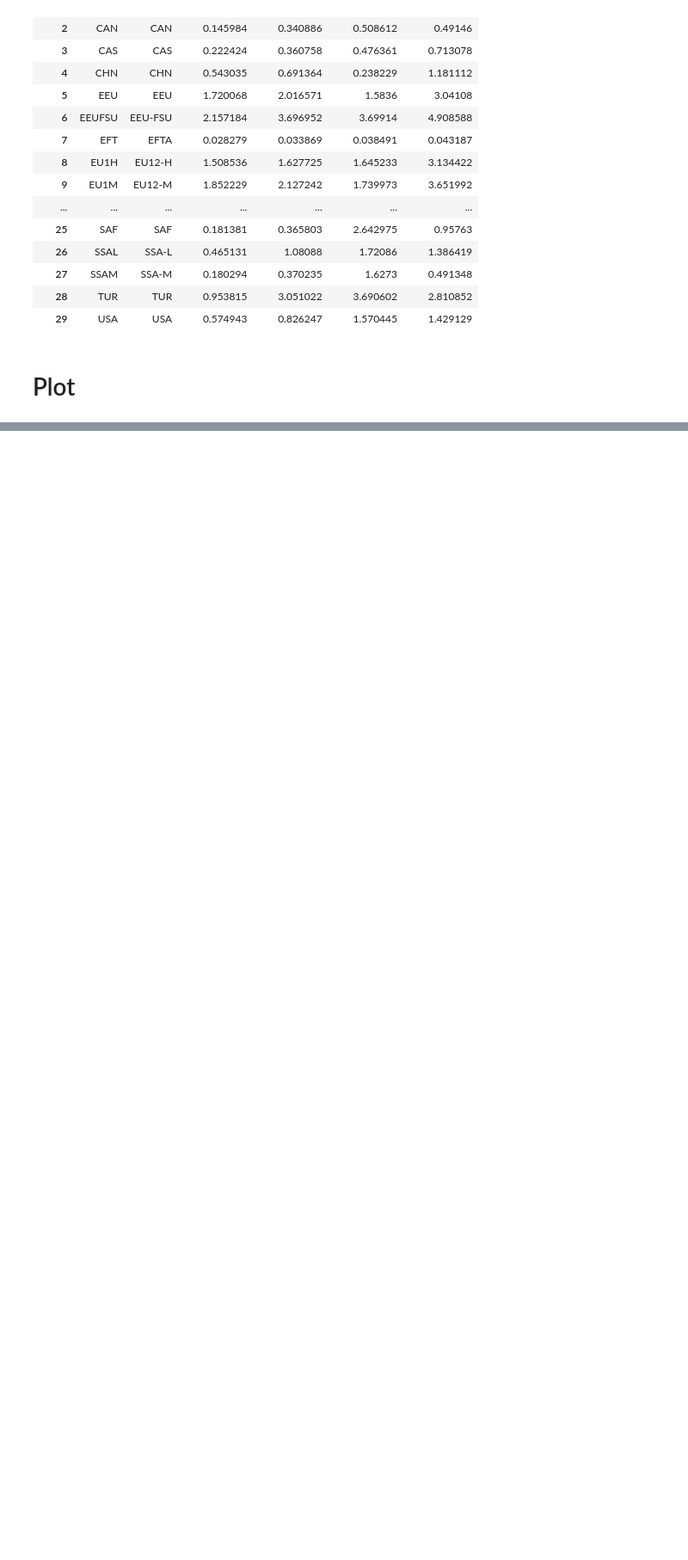
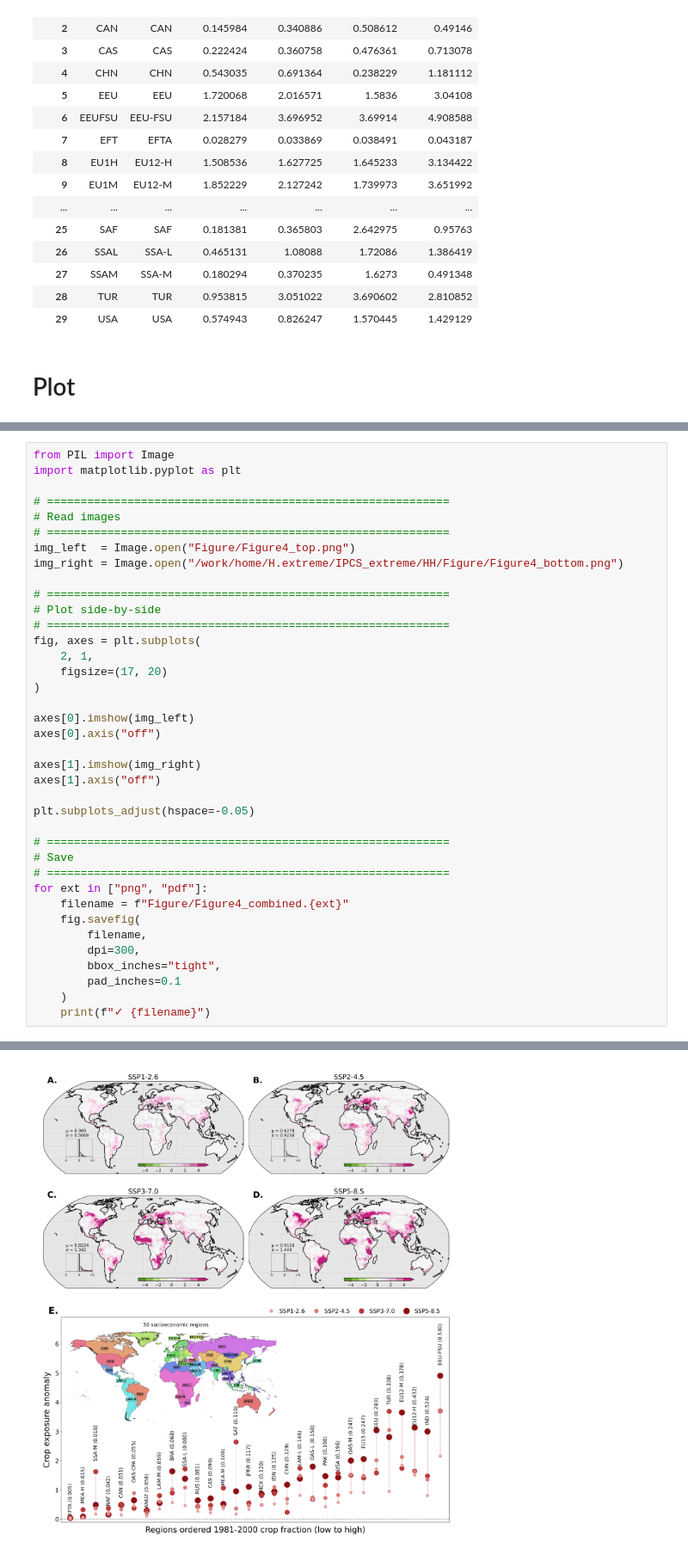
Before and after one commit to froggyalchemist/daily-ET0, a Jupyter notebook: figures/Figure4_bottom.ipynb, the cells around one changed output, grey strips where cells are left out. Shown at 86% size. Drawn from its saved outputs; the diff is of its cells as text; blank space fills up the shorter version.

Commit message:
Upload missing figure scripts and images

```diff
--- a/figures/Figure4_bottom.ipynb
+++ b/figures/Figure4_bottom.ipynb
@@ -471,0 +512,39 @@ Text(-0.025, 1.1, 'E.')
+# %%
+from PIL import Image
+import matplotlib.pyplot as plt
+
+# ============================================================
+# Read images
+# ============================================================
+img_left  = Image.open("Figure/Figure4_top.png")
+img_right = Image.open("/work/home/H.extreme/IPCS_extreme/HH/Figure/Figure4_bottom.png")
+
+# ============================================================
+# Plot side-by-side
+# ============================================================
+fig, axes = plt.subplots(
+    2, 1,
+    figsize=(17, 20)
+)
+
+axes[0].imshow(img_left)
+axes[0].axis("off")
+
+axes[1].imshow(img_right)
+axes[1].axis("off")
+
+plt.subplots_adjust(hspace=-0.05)
+
+# ============================================================
+# Save
+# ============================================================
+for ext in ["png", "pdf"]:
+    filename = f"Figure/Figure4_combined.{ext}"
+    fig.savefig(
+        filename,
+        dpi=300,
+        bbox_inches="tight",
+        pad_inches=0.1
+    )
+    print(f"✓ {filename}")
+# %% [output]
@@ -471,0 +553 @@ Text(-0.025, 1.1, 'E.')
+[figure, added]
```
Also changed, not shown: parts of 11 cells of this notebook, 22 other files.
